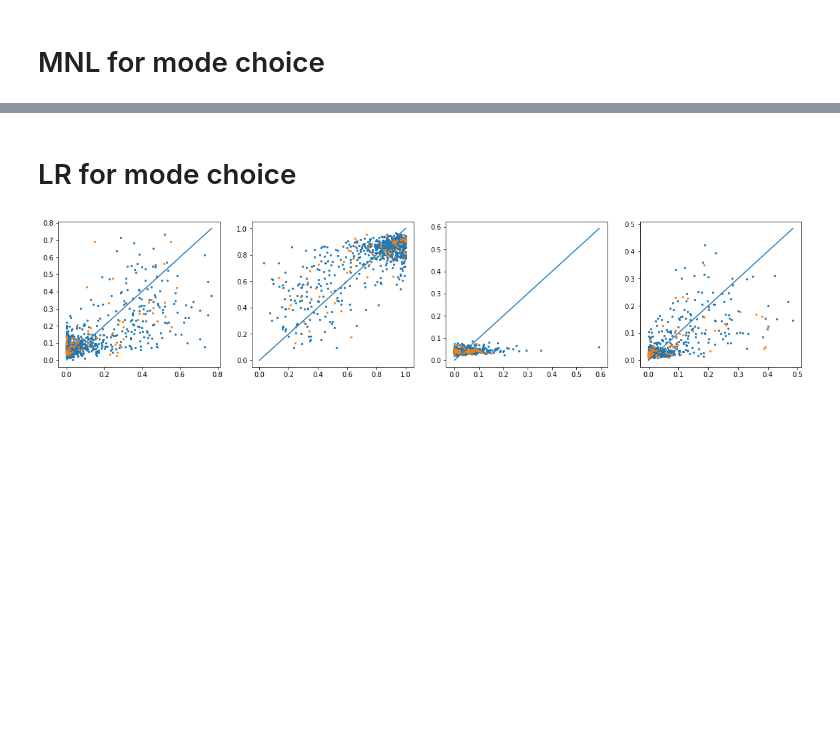
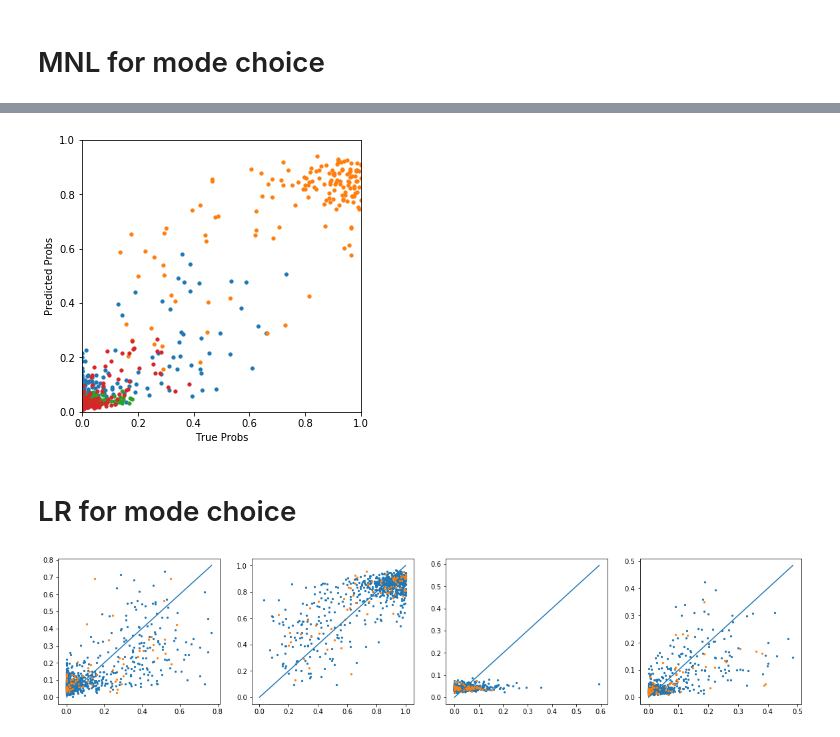
Before and after one commit to sunnyqywang/demand_image, a Jupyter notebook: BA2_Demo_Regression.ipynb, the cells around one changed output, grey strips where cells are left out. Drawn from its saved outputs; the diff is of its cells as text; code cells hidden in the pictures; blank space fills up the shorter version.

```diff
--- a/BA2_Demo_Regression.ipynb
+++ b/BA2_Demo_Regression.ipynb
@@ -52,9 +55,5 @@ demo_split = train_test_split(demo)
 
 x_train = demo_split[~demo_split['train_test'].astype(bool)][demo_variables].to_numpy(dtype=float)
 x_test = demo_split[demo_split['train_test'].astype(bool)][demo_variables].to_numpy(dtype=float)
-
-# add constant
-x_train = np.hstack((np.ones(len(x_train)).reshape(-1,1), x_train))
-x_test = np.hstack((np.ones(len(x_test)).reshape(-1,1), x_test))
 # %% [markdown]
 # MNL for mode choice
@@ -182,3 +213,14 @@ with open(out_dir+"BA_mode_choice.csv", "a") as f:
+# %%
+fig, ax = plt.subplots(1,1, figsize=(5,5))
+for i in range(4):
+    ax.scatter(y_batch.detach().numpy()[:,i], torch.exp(probs).detach().numpy()[:,i], s=10)
+
+ax.set_xlabel("True Probs")
+ax.set_ylabel("Predicted Probs")
+ax.set_xlim([0,1])
+ax.set_ylim([0,1]);
+# %% [output]
+[figure, added]
 # %% [markdown]
 # LR for mode choice
 # %%
```
Also changed, not shown: parts of 6 cells of this notebook, 3 other files.
